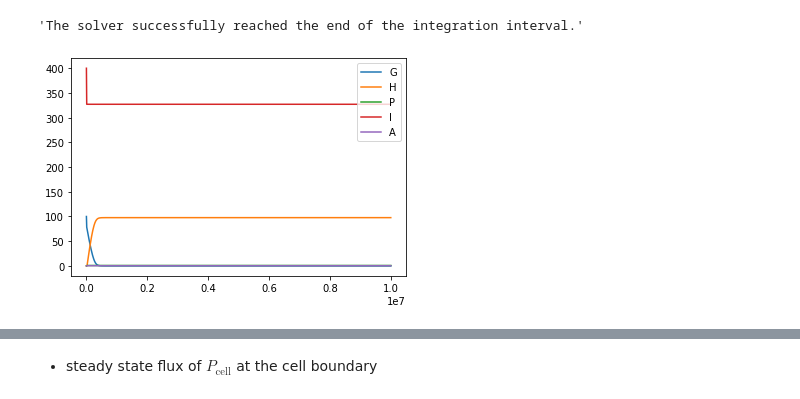
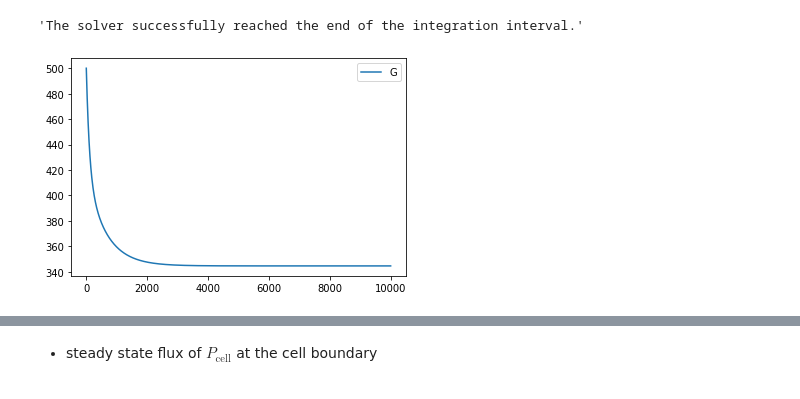
Before and after one commit to aarcher07/MCP, a Jupyter notebook: WholeCell/Whole_Cell_Engineered_System_IcdE.ipynb, the cells around one changed output, grey strips where cells are left out. Cells and saved outputs as stored; diff of their text form; code cells hidden in the pictures.

```diff
--- a/WholeCell/Whole_Cell_Engineered_System_IcdE.ipynb
+++ b/WholeCell/Whole_Cell_Engineered_System_IcdE.ipynb
@@ -207,19 +215,37 @@ def SDeriv(t,x,params): #spatial derivative
     return d
+# %%
+SDerivParameterized = lambda t,x: SDeriv(t,x,param_list)
+#param_sp = list(sp.symbols('alpha0:10'))
+#param_sp.extend(sp.symbols('beta0:3'))
+x_list_sp = np.array(sp.symbols('x:' + str( 5*(2+(ngrid)) + 2)))
+SDerivSymbolic = SDeriv(0,x_list_sp,param_list)
+SDerivGrad = sp.Matrix(SDerivSymbolic).jacobian(x_list_sp)
+SDerivGradFun = sp.lambdify(x_list_sp, SDerivGrad, 'numpy')
+SDerivGradFunSparse = lambda t,x: sparse.csr_matrix(SDerivGradFun(*x))
 # %%
-#solution
-SDerivParameterized = lambda t,x: SDeriv(t,x,param_list)
-sol = solve_ivp(SDerivParameterized,[0, fintime], y0, method="BDF",
-                t_eval=timeorig, atol=1.0e-9,rtol=1.0e-12)
+# time samples
+fintime = 1e4
+tol = 1e-10
+nsamples = int(1e3)
+timeorig = np.linspace(0,fintime,nsamples)
+
+# terminal event
+event = lambda t,y: np.absolute(SDerivParameterized(t,y)[-5]) - tol
+event.terminal = True
+
+
+sol = solve_ivp(SDerivParameterized,[0, fintime], y0, method="BDF",jac=SDerivGradFunSparse, events = event,
+                t_eval=timeorig, atol=1.0e-12,rtol=1.0e-12)
 # %%
 sol.message
 # %% [output]
 'The solver successfully reached the end of the integration interval.'
 # %%
 %matplotlib inline
-plt.plot(sol.t,sol.y[-5:,:].T)
-plt.legend(['G','H','P','I','A'],loc='upper right')
-filename = "VfDhaB_"+str(VfDhaB)+"_KmDhaBG_" + str(KmDhaBG) + "_KiDhaBH_" + str(KiDhaBH) + "_VfIcdE_"  + str(VfIcdE) + "_KmIcdEA_" + str(KmIcdEA) + "_KmIcdEN_" + str(KmIcdEN) + "_KiIcdED_" + str(KiIcdED) + "_KiIcdEI_" + str(KiIcdEI) + "_GInit_" + str(GInit) + "_NInit_" + "_GInit_" + str(GInit) + "_NInit_" + str(NInit) + "_DInit_" + str(DInit) + "_AInit_" + str(AInit)
-plt.savefig('/Users/aarcher/PycharmProjects/MCP/WholeCell/plots/' + filename + '.png')
+plt.plot(sol.t,sol.y[-1,:].T)
+plt.legend(['G','H','P','A','I'],loc='upper right')
+#filename = "VfDhaB_"+str(VfDhaB)+"_KmDhaBG_" + str(KmDhaBG) + "_KiDhaBH_" + str(KiDhaBH) + "_VfIcdE_"  + str(VfIcdE) + "_KmIcdEA_" + str(KmIcdEA) + "_KmIcdEN_" + str(KmIcdEN) + "_KiIcdED_" + str(KiIcdED) + "_KiIcdEI_" + str(KiIcdEI) + "_GInit_" + str(GInit) + "_NInit_" + "_GInit_" + str(GInit) + "_NInit_" + str(NInit) + "_DInit_" + str(DInit) + "_AInit_" + str(AInit)
+#plt.savefig('/Users/aarcher/PycharmProjects/MCP/WholeCell/plots/ScipyCode_' + filename + '.png')
 plt.show()
 # %% [output]
-[figure, old version]
+[figure, new version]
```
Also changed, not shown: parts of 24 cells of this notebook.
